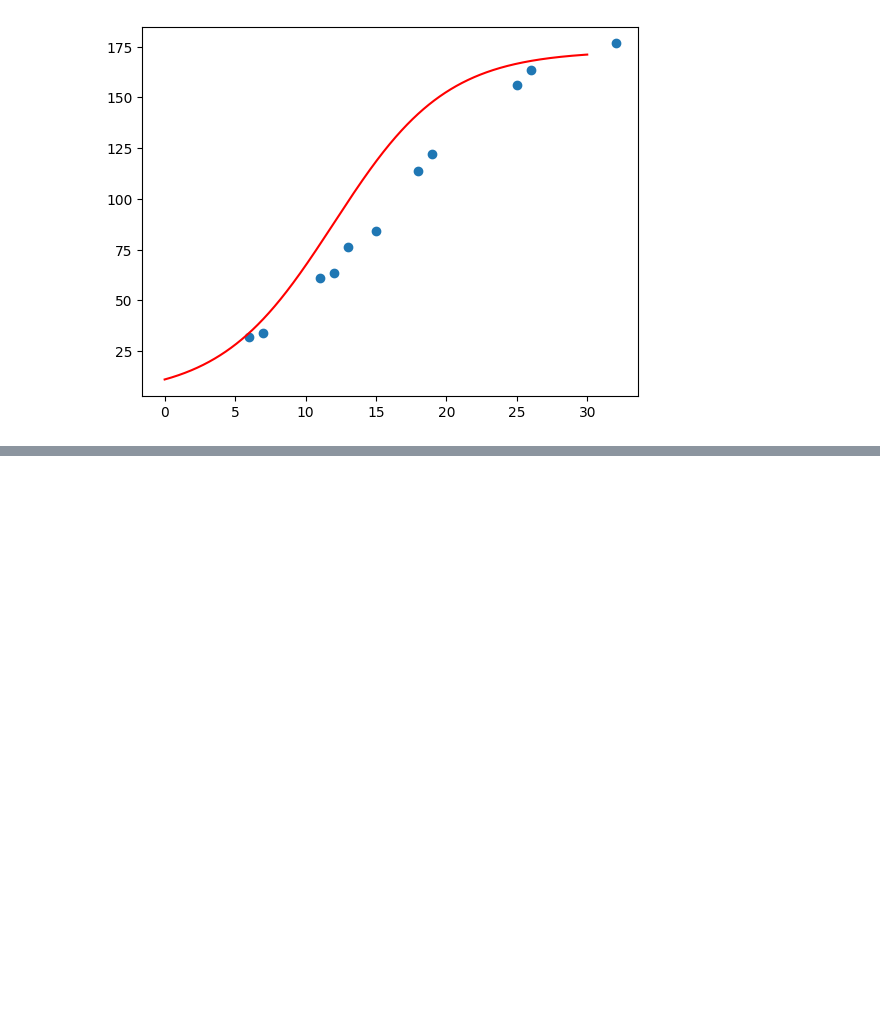
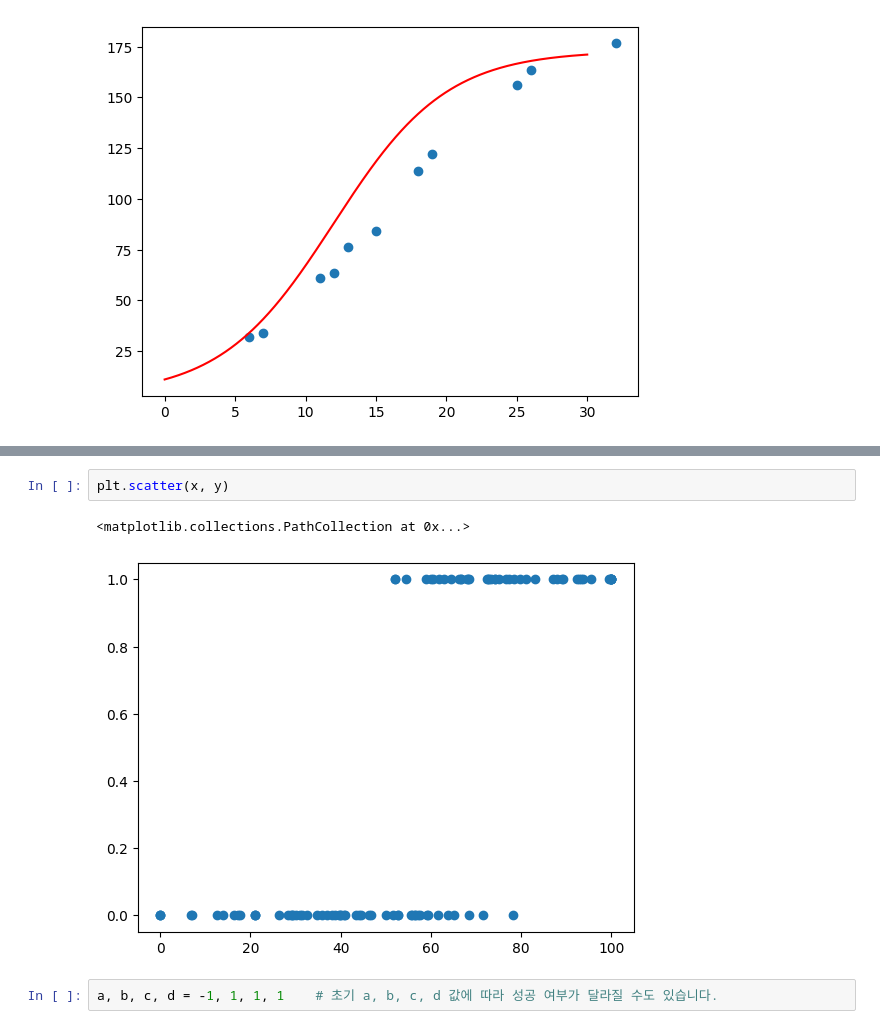
Before and after one commit to hichan0310/pythonProject, a Jupyter notebook: asdf.ipynb, the cells around one changed output, grey strips where cells are left out. Cells and saved outputs as stored; diff of their text form; blank space fills up the shorter version.

```diff
--- a/asdf.ipynb
+++ b/asdf.ipynb
@@ -102,0 +113,7 @@ OverflowError: math range error
+# %%
+plt.scatter(x, y)
+# %% [output]
+<matplotlib.collections.PathCollection at 0x...>
+[figure, added]
+# %%
+a, b, c, d = -1, 1, 1, 1    # 초기 a, b, c, d 값에 따라 성공 여부가 달라질 수도 있습니다.
```
Also changed, not shown: parts of 11 cells of this notebook.
